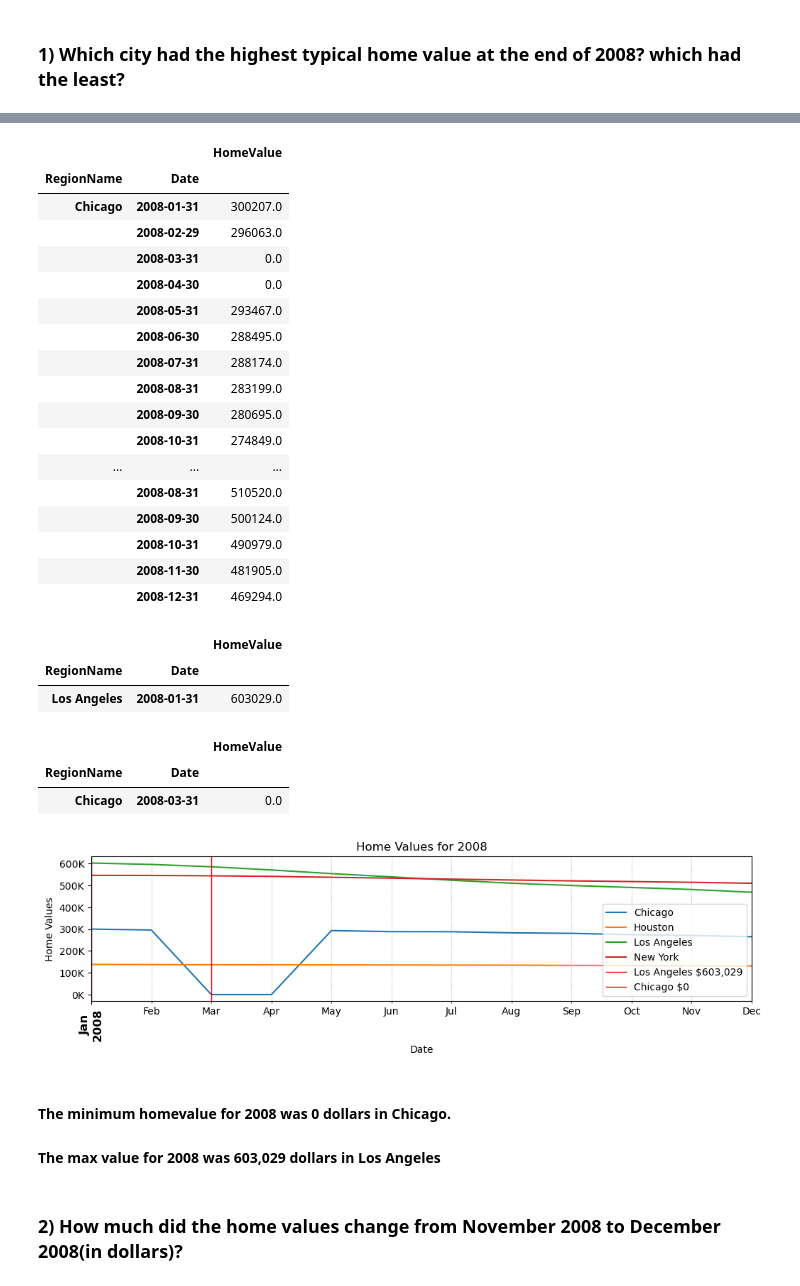
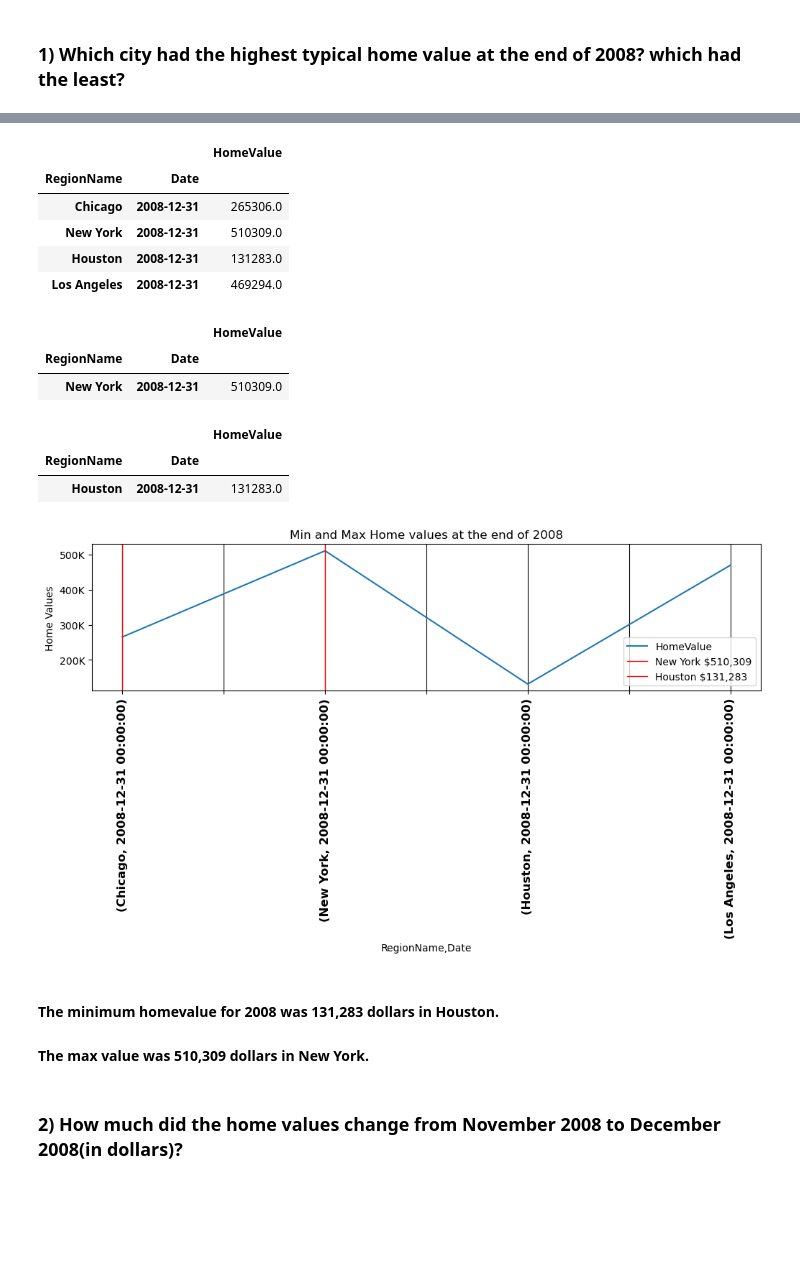
Before and after one commit to SpreeC/Preparing-Time-series-from-wide-form-data, a Jupyter notebook: wideform data.ipynb, the cells around one changed output, grey strips where cells are left out. Saved outputs shown, nothing was run; the diff lists cells and outputs as text; code cells hidden in the pictures; blank space fills up the shorter version.

```diff
--- a/wideform data.ipynb
+++ b/wideform data.ipynb
@@ -99,2 +111,6 @@ melted
 # %% [markdown]
 ## Resample the dataframe as monthly frequency, grouped by city
+# %%
+#Impute null values
+melted = melted.interpolate()
+melted.isna().sum()
@@ -199,27 +224,15 @@ oneyear
 | 2008-12-31 | 265306.0 | 131283.0 | 469294.0 | 510309.0 |
 # %%
 #create a copy df to find the highest and lowest value
-copydf = plot_df.loc[pd.IndexSlice[:,'2008'],:].copy()
+copydf = plot_df.loc[pd.IndexSlice[:,'12/2008'],:].copy()
 copydf
 # %% [output]
 |  |  | HomeValue |
 | RegionName | Date |  |
-| Chicago | 2008-01-31 | 300207.0 |
-|  | 2008-02-29 | 296063.0 |
-|  | 2008-03-31 | 0.0 |
-|  | 2008-04-30 | 0.0 |
-|  | 2008-05-31 | 293467.0 |
-|  | 2008-06-30 | 288495.0 |
-|  | 2008-07-31 | 288174.0 |
-|  | 2008-08-31 | 283199.0 |
-|  | 2008-09-30 | 280695.0 |
-|  | 2008-10-31 | 274849.0 |
-| ... | ... | ... |
-|  | 2008-08-31 | 510520.0 |
-|  | 2008-09-30 | 500124.0 |
-|  | 2008-10-31 | 490979.0 |
-|  | 2008-11-30 | 481905.0 |
-|  | 2008-12-31 | 469294.0 |
+| Chicago | 2008-12-31 | 265306.0 |
+| New York | 2008-12-31 | 510309.0 |
+| Houston | 2008-12-31 | 131283.0 |
+| Los Angeles | 2008-12-31 | 469294.0 |
 # %%
 #find the highest value
 maxvalue = copydf.idxmax()
@@ -227,7 +240,7 @@ copydf.loc[maxvalue]
 # %% [output]
 |  |  | HomeValue |
 | RegionName | Date |  |
-| Los Angeles | 2008-01-31 | 603029.0 |
+| New York | 2008-12-31 | 510309.0 |
 # %%
 #find the lowest value
 minvalue = copydf.idxmin()
@@ -235,25 +248,25 @@ copydf.loc[minvalue]
 # %% [output]
 |  |  | HomeValue |
 | RegionName | Date |  |
-| Chicago | 2008-03-31 | 0.0 |
+| Houston | 2008-12-31 | 131283.0 |
 # %%
 #plot the max and min
 fig, ax = plt.subplots(figsize=(12,3))
-oneyear['HomeValue'].plot(ax=ax,title='Home Values for 2008',ylabel='Home Values');
+copydf['HomeValue'].plot(ax=ax,title='Min and Max Home values at the end of 2008',ylabel='Home Values');
 ax.set_xticks(ax.get_xticks())
 ax.set_xticklabels(ax.get_xticklabels(), fontsize='large',fontweight='bold' );
 ax.yaxis.set_major_formatter(fmt_thous)
-ax.axvline("2008-01-31",color='red',lw=1, label='Los Angeles $603,029')
-ax.axvline("2008-03-31",color='red',lw=1, label='Chicago $0')
+ax.axvline("New York, 2008-12-31",color='red',lw=1, label='New York $510,309')
+ax.axvline("Houston, 2008-12-31",color='red',lw=1, label='Houston $131,283')
 ax.grid(which='minor',axis='x',ls=":")
 ax.grid(which='major',axis='x',color='k')
 fig.autofmt_xdate(rotation=90,ha='center')
 ax.legend();
 # %% [output]
-[figure, old version]
+[figure, new version]
 # %% [markdown]
-#### The minimum homevalue for 2008 was 0 dollars in Chicago.
-#### The max value for 2008 was 603,029 dollars in Los Angeles
+#### The minimum homevalue for 2008 was 131,283 dollars in Houston.
+#### The max value was 510,309 dollars in New York.
 # %% [markdown]
 ### 2) How much did the home values change from November 2008 to December 2008(in dollars)?
 # %%
```
Also changed, not shown: parts of 6 cells of this notebook.
